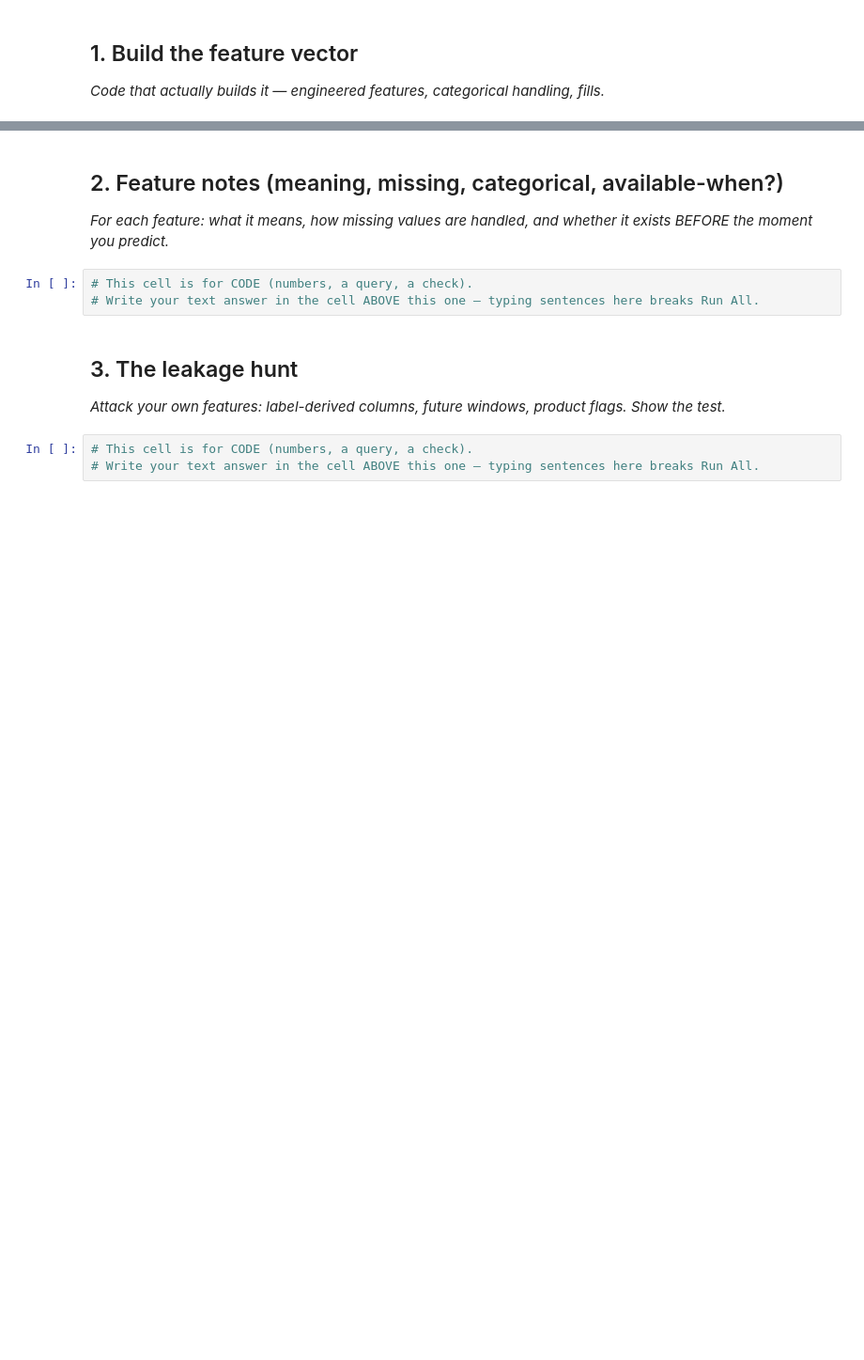
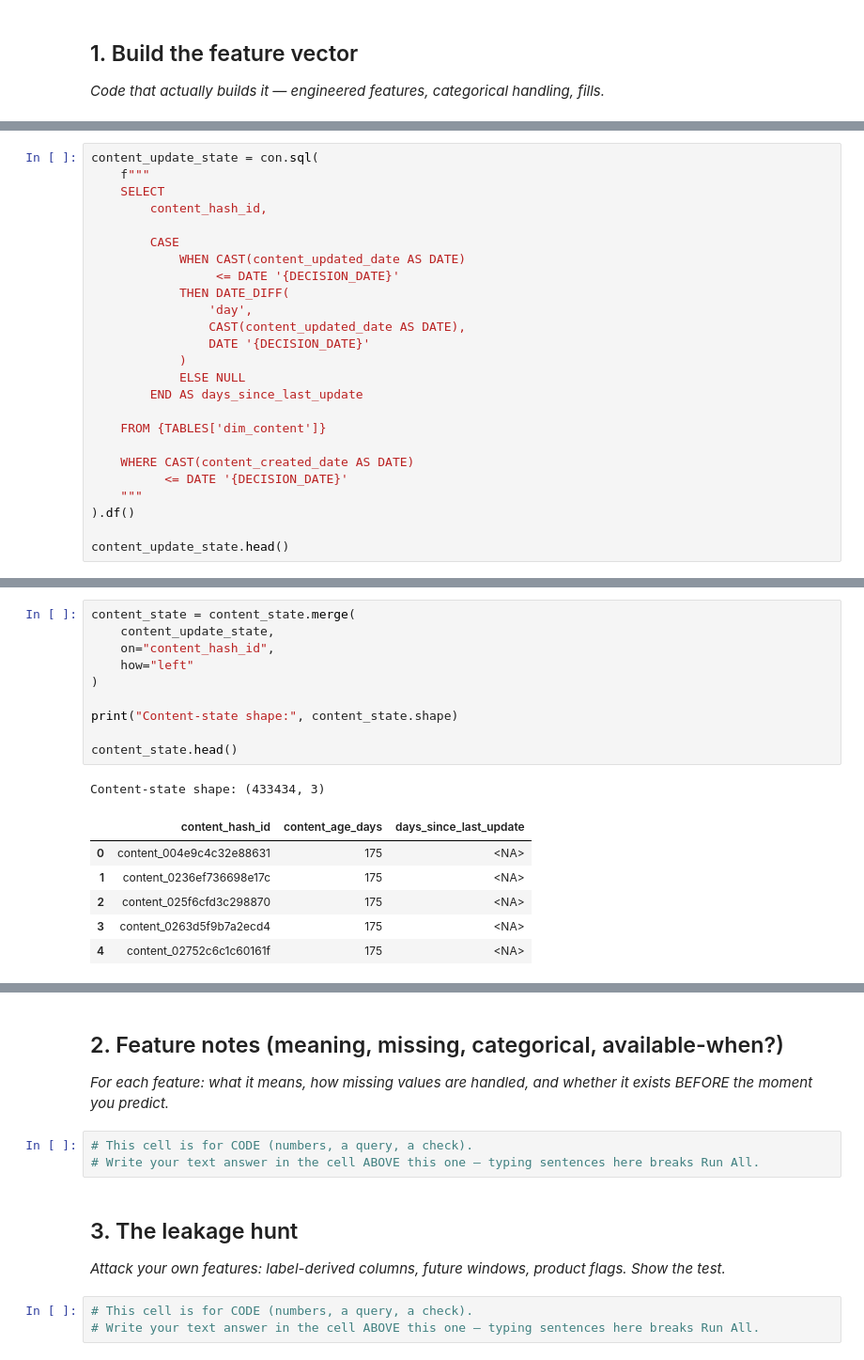
Before and after one commit to jawad-ahmed-developer/flyRank_Internship_Tasks, a Jupyter notebook: work/notebooks/w03_feature_leakage_check.ipynb, the cells around one changed output, grey strips where cells are left out. Shown at 94% size. Cells and saved outputs as stored; diff of their text form; blank space fills up the shorter version.

```diff
--- a/work/notebooks/w03_feature_leakage_check.ipynb
+++ b/work/notebooks/w03_feature_leakage_check.ipynb
@@ -190,0 +218,25 @@ Candidate bindings: "content_created_date", "content_updated_date", "content_typ
+# %%
+content_update_state = con.sql(
+    f"""
+    SELECT
+        content_hash_id,
+
+        CASE
+            WHEN CAST(content_updated_date AS DATE)
+                 <= DATE '{DECISION_DATE}'
+            THEN DATE_DIFF(
+                'day',
+                CAST(content_updated_date AS DATE),
+                DATE '{DECISION_DATE}'
+            )
+            ELSE NULL
+        END AS days_since_last_update
+
+    FROM {TABLES['dim_content']}
+
+    WHERE CAST(content_created_date AS DATE)
+          <= DATE '{DECISION_DATE}'
+    """
+).df()
+
+content_update_state.head()
@@ -190,0 +250,18 @@ Candidate bindings: "content_created_date", "content_updated_date", "content_typ
+# %%
+content_state = content_state.merge(
+    content_update_state,
+    on="content_hash_id",
+    how="left"
+)
+
+print("Content-state shape:", content_state.shape)
+
+content_state.head()
+# %% [output]
+Content-state shape: (433434, 3)
+|  | content_hash_id | content_age_days | days_since_last_update |
+| 0 | content_004e9c4c32e88631 | 175 | <NA> |
+| 1 | content_0236ef736698e17c | 175 | <NA> |
+| 2 | content_025f6cfd3c298870 | 175 | <NA> |
+| 3 | content_0263d5f9b7a2ecd4 | 175 | <NA> |
+| 4 | content_02752c6c1c60161f | 175 | <NA> |
```
Also changed, not shown: parts of 19 cells of this notebook.
